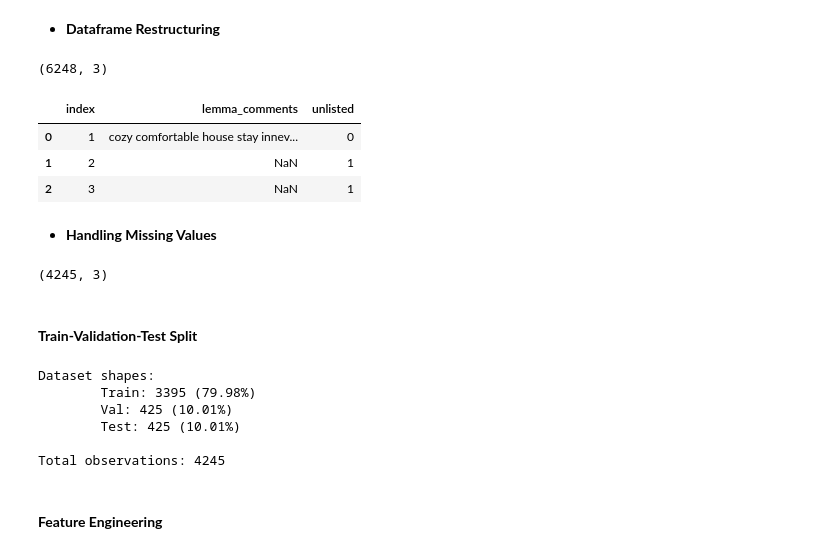
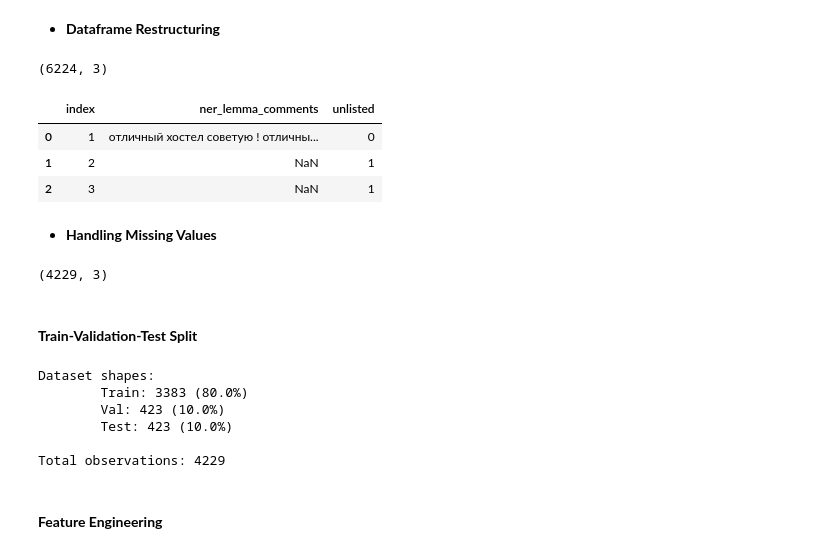
Before and after one commit to fmportela/text-mining-group-project-23-24, a Jupyter notebook: group-3-main.ipynb, the cells around one changed output. Saved outputs shown, nothing was run; the diff lists cells and outputs as text; code cells hidden in the pictures.

```diff
--- a/group-3-main.ipynb
+++ b/group-3-main.ipynb
@@ -1288,39 +1299,39 @@ def group_reviews_by_property(df, only_comments=False):
     target_df = df[index_column + target_column].drop_duplicates().copy()
 
     reviews_df = df[index_column + comments_columns].copy()
     grouped_df = (reviews_df
                   .groupby(index_column)
                   .agg(lambda x: ' '.join(x.dropna()))
                   .reset_index())
     grouped_df = grouped_df.replace('', np.nan)
     grouped_df = grouped_df.merge(target_df, on=index_column[0], how='inner')
 
     if not only_comments:
         info_df = df[index_column + description_columns + host_about_columns].drop_duplicates().copy()
         # merging
         grouped_df = info_df.merge(grouped_df, on=index_column[0], how='inner')
 
     return grouped_df
 
 
 wanted_columns = [
     'index',
     'unlisted',
-    'lemma_description',
-    'lemma_host_about',
-    'lemma_comments'
+    'ner_lemma_description',
+    'ner_lemma_host_about',
+    'ner_lemma_comments'
 ]
 
 grouped_train = group_reviews_by_property(train_merged[wanted_columns], only_comments=True)
 print(grouped_train.shape)
 display(grouped_train.head(3))
 
 # TODO
 # assert statements, check if everything is allright
 # %% [output]
-(6248, 3)
+(6224, 3)
-|  | index | lemma_comments | unlisted |
-| 0 | 1 | cozy comfortable house stay innev... | 0 |
+|  | index | ner_lemma_comments | unlisted |
+| 0 | 1 | отличный хостел советую ! отличны... | 0 |
 | 1 | 2 | NaN | 1 |
 | 2 | 3 | NaN | 1 |
 # %% [markdown]
@@ -1332,19 +1343,19 @@ display(grouped_train.head(3))
 # maybe we can also drop them and then, for those cases, predict
 # the majority class, 'listed'?
 
-grouped_train = grouped_train.loc[grouped_train['lemma_comments'].notnull(), :]
+grouped_train = grouped_train.loc[grouped_train['ner_lemma_comments'].notnull(), :]
 print(grouped_train.shape)
 
 # TODO check if everything correct
 # %% [output]
-(4245, 3)
+(4229, 3)
 # %% [markdown]
 #### **Train-Validation-Test Split**
 # %%
 # due to sheer amount of data k-fold cross-validation will not be feasible
 # so a train-val-test split is preferred
 
-X = list(grouped_train['lemma_comments'])
+X = list(grouped_train['ner_lemma_comments'])
 y = list(grouped_train['unlisted'])
 
 def two_step_proportions(train_p, val_p, test_p):
@@ -1379,11 +1390,11 @@ print(f'\tTest: {len(X_test)} ({get_prop(X_test)}%)')
 print(f"\nTotal observations: {len(X)}")
 # %% [output]
 Dataset shapes:
-        Train: 3395 (79.98%)
-        Val: 425 (10.01%)
-        Test: 425 (10.01%)
+        Train: 3383 (80.0%)
+        Val: 423 (10.0%)
+        Test: 423 (10.0%)
 
-Total observations: 4245
+Total observations: 4229
 # %% [markdown]
 #### **Feature Engineering**
 # %% [markdown]
```
Also changed, not shown: parts of 4 cells of this notebook.
